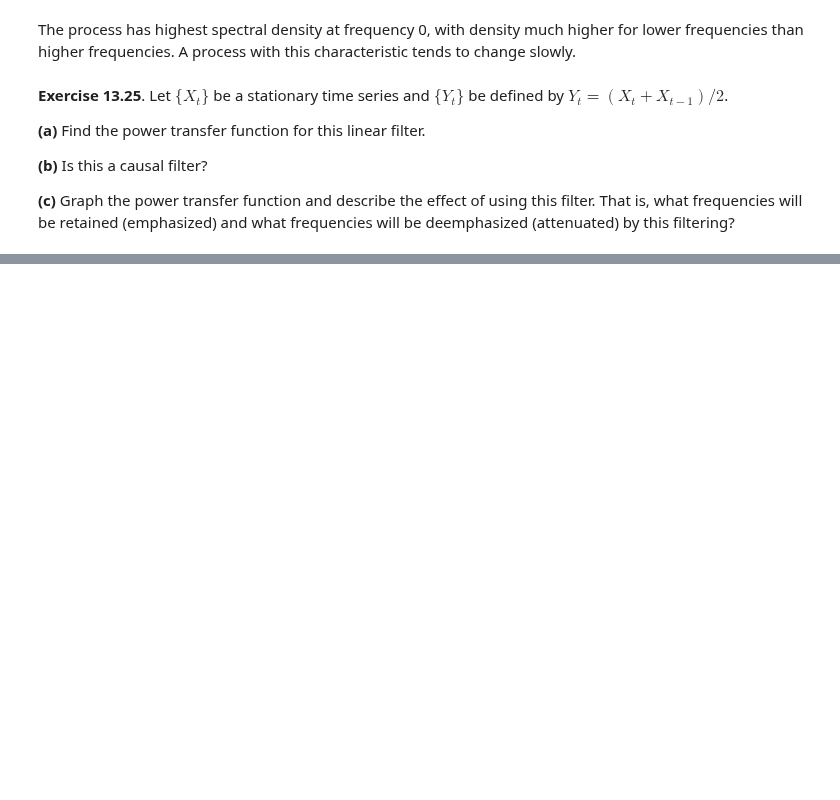
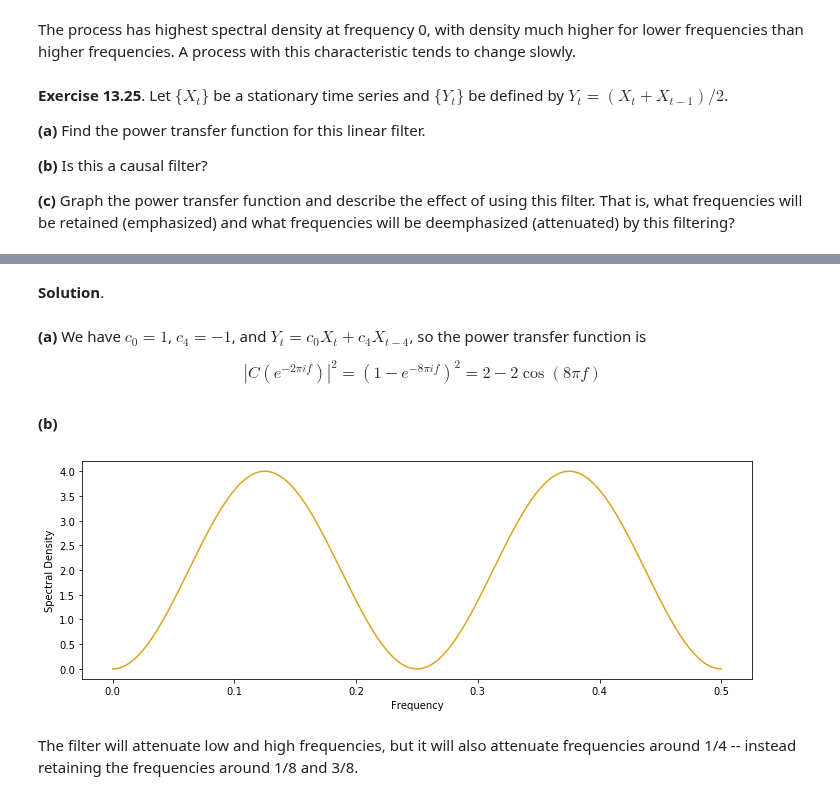
Before and after one commit to telmo-correa/time-series-analysis, a Jupyter notebook: Python/Chapter 13 (Ex 21 - 30) - Introduction to Spectral Analysis.ipynb, the cells around one changed output, grey strips where cells are left out. Drawn from its saved outputs; the diff is of its cells as text; code cells hidden in the pictures; blank space fills up the shorter version.

```diff
--- a/Python/Chapter 13 (Ex 21 - 30) - Introduction to Spectral Analysis.ipynb
+++ b/Python/Chapter 13 (Ex 21 - 30) - Introduction to Spectral Analysis.ipynb
@@ -110,0 +235,26 @@ The process has highest spectral density at frequency 0, with density much highe
+# %% [markdown]
+**Solution**.
+# %% [markdown]
+**(a)**  We have $c_0 = 1$, $c_4 = -1$, and $Y_t = c_0 X_t + c_4 X_{t - 4}$, so the power transfer function is
+
+$$ |C(e^{-2\pi if})|^2 = \left(1 - e^{-8\pi if} \right)^2 = 2 - 2 \cos(8 \pi f)$$
+# %% [markdown]
+**(b)**
+# %%
+def power_transfer_function(f):
+    return 2 - 2 * np.cos(8 * np.pi * f)
+# %%
+f = np.arange(0, 1/2 + 1e-3, step=1e-3)
+d = power_transfer_function(f)
+
+plt.figure(figsize=(12, 4))
+plt.plot(f, d, color='goldenrod')
+plt.xlabel('Frequency')
+plt.ylabel('Spectral Density')
+plt.show()
+
+# print('Peak: %.3f' % f[np.argmax(d)])
+# %% [output]
+[figure, added]
+# %% [markdown]
+The filter will attenuate low and high frequencies, but it will also attenuate frequencies around 1/4 -- instead retaining the frequencies around 1/8 and 3/8.
```
Also changed, not shown: parts of 28 cells of this notebook, 1 other file.
